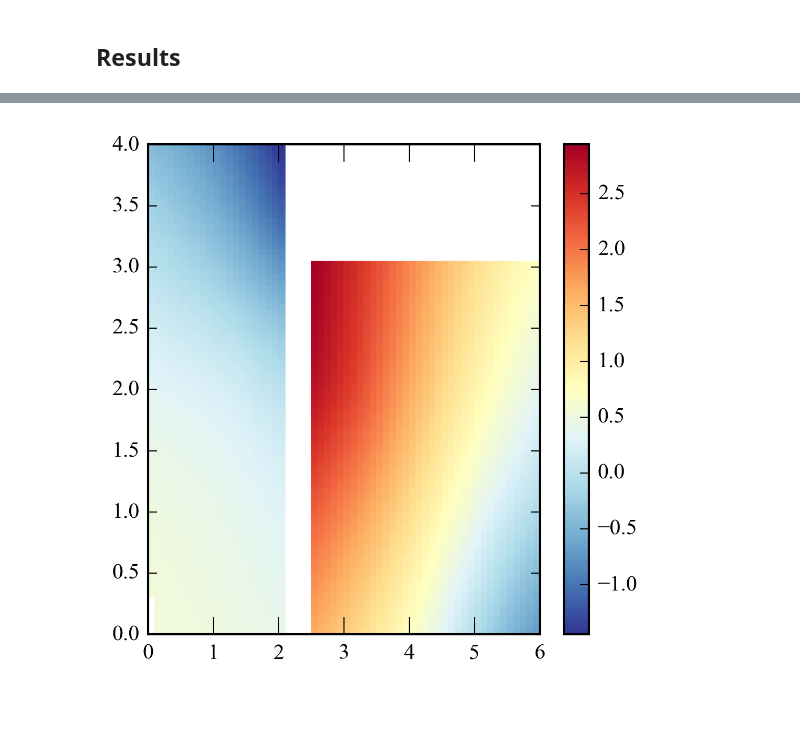
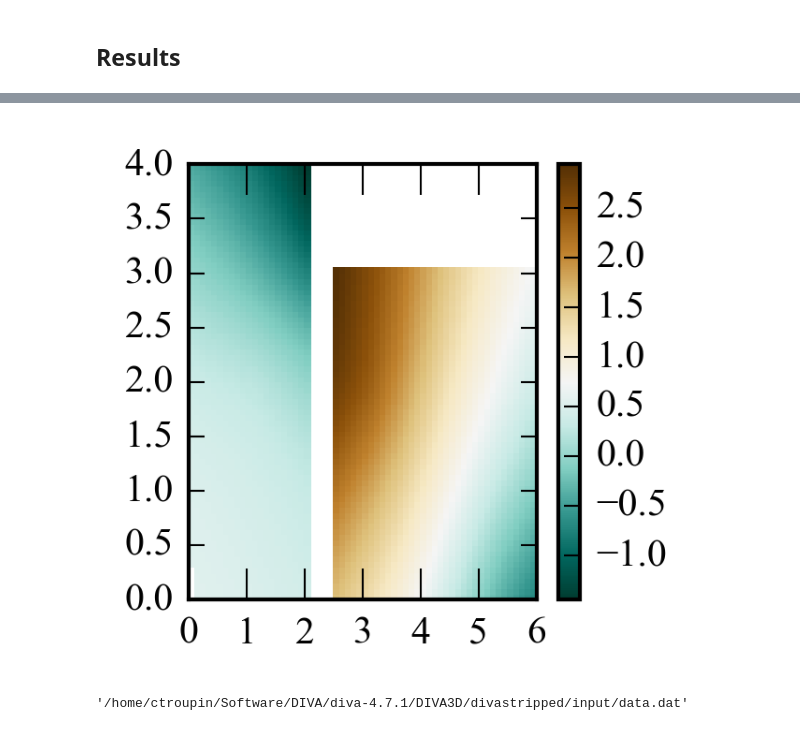
Before and after one commit to gher-uliege/DivaPythonTools, a Jupyter notebook: diva2D.ipynb, the cells around one changed output, grey strips where cells are left out. Cells and saved outputs as stored; diff of their text form; code cells hidden in the pictures.

```diff
--- a/diva2D.ipynb
+++ b/diva2D.ipynb
@@ -33,4 +26,5 @@ def make_diva_directories(divadir):
 # %%
-divabindir, divasrcdir, diva2Ddir, diva4Ddir = make_diva_directories(divadir)
+divabindir, divasrcdir, diva2Ddir, diva4Ddir = make_diva_directorynames(divadir)
+ContourFile, DataFile, ParameterFile, ValatxyFile = make_diva2D_filenames(diva2Ddir)
 # %% [output]
 DEBUG:root:/home/ctroupin/Software/DIVA/diva-4.7.1 exists
@@ -168,8 +116,16 @@ WARNING:root:No error field stored in the file
+# %%
+def diva_plot_analysis(x, y, field, cmap=plt.cm.RdYlBu_r):
+    pcm = plt.pcolormesh(x, y, field, cmap=cmap)
+    cbar = plt.colorbar(pcm)
+    return pcm, cbar
 # %%
-cmap = plt.cm.RdYlBu_r
-fig = plt.figure(figsize=(4, 4))
-pcm = plt.pcolormesh(x, y, field, cmap=cmap)
-cbar = plt.colorbar(pcm)
+cmap = plt.cm.BrBG_r
+fig = plt.figure(figsize=(2, 2))
+pcm, cbar = diva_plot_analysis(x, y, field, cmap=cmap)
 plt.show()
 # %% [output]
-[figure, old version]
+[figure, new version]
+# %%
+DataFile
+# %% [output]
+'/home/ctroupin/Software/DIVA/diva-4.7.1/DIVA3D/divastripped/input/data.dat'
```
Also changed, not shown: parts of 15 cells of this notebook.
